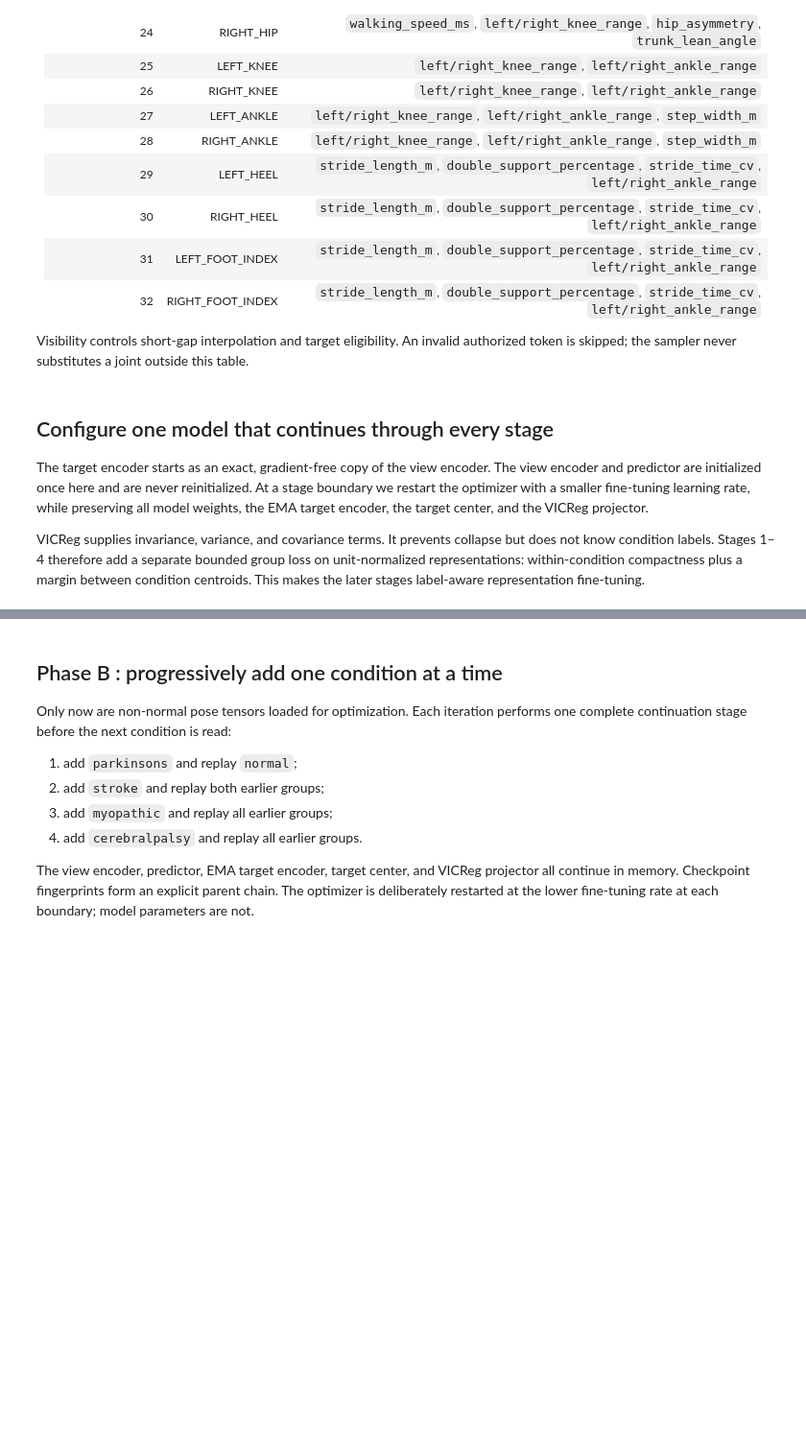
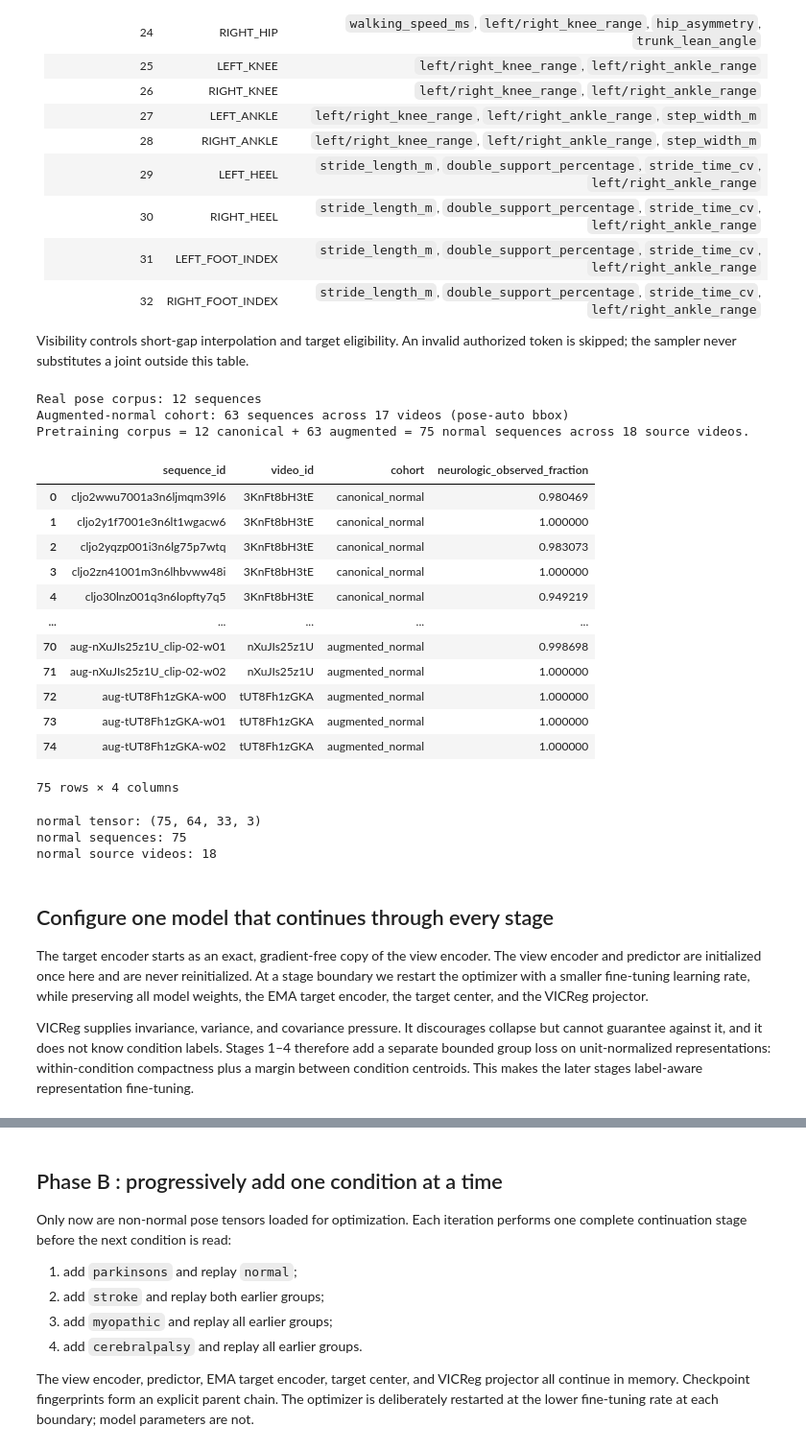
Before and after one commit to brilliantbeaver/alexpose, a Jupyter notebook: experiments/sjepa/gavd5-tm/04_pretrain_sjepa_on_normal.ipynb, the cells around one changed output, grey strips where cells are left out. Shown at 96% size. Saved outputs shown, nothing was run; the diff lists cells and outputs as text; code cells hidden in the pictures; blank space fills up the shorter version.

```diff
--- a/experiments/sjepa/gavd5-tm/04_pretrain_sjepa_on_normal.ipynb
+++ b/experiments/sjepa/gavd5-tm/04_pretrain_sjepa_on_normal.ipynb
@@ -166,6 +143,25 @@ assert [BLAZEPOSE_33[i] for i in MASK_KEYPOINTS] == MASK_KEYPOINT_NAMES
 # %%
 CONDITIONS = ["normal", "parkinsons", "stroke", "myopathic", "cerebralpalsy"]
 PROGRESSIVE_CONDITIONS = CONDITIONS[1:]
+COHORT_ROOT = PROJECT_ROOT / "data" / "gavd"
+EXPECTED_SEQUENCE_COUNTS = {
+    "normal": 12,
+    "parkinsons": 9,
+    "stroke": 12,
+    "myopathic": 47,
+    "cerebralpalsy": 16,
+}
+EXPECTED_SEQUENCE_IDS = {
+    condition: {path.stem for path in (COHORT_ROOT / condition).glob("*.csv")}
+    for condition in CONDITIONS
+}
+for condition, expected_count in EXPECTED_SEQUENCE_COUNTS.items():
+    actual_count = len(EXPECTED_SEQUENCE_IDS[condition])
+    if actual_count != expected_count:
+        raise ValueError(
+            f"Locked cohort definition for {condition} has {actual_count} IDs; "
+            f"expected {expected_count}: {COHORT_ROOT / condition}"
+        )
 CURRICULUM = [
     {"stage": 0, "name": "normal_only", "add": "normal", "conditions": ["normal"]},
     {"stage": 1, "name": "add_parkinsons", "add": "parkinsons", "conditions": CONDITIONS[:2]},
@@ -852,16 +890,10 @@ canonical_normal_records = load_records_for_mode(
     frames=FRAMES,
 )
 assert {record["condition"] for record in canonical_normal_records} == {"normal"}
-# The locked canonical cohort is ALWAYS validated against its fixed count first,
-# so the reproducibility contract holds whether or not augmentation is enabled.
-expected_normal = int(os.getenv("GAVD_EXPECTED_NORMAL_SEQUENCES", "12"))
-if MODE == "real" and expected_normal and len(canonical_normal_records) != expected_normal:
-    raise ValueError(
-        f"Expected {expected_normal} canonical normal pose files, found "
-        f"{len(canonical_normal_records)}. In experiments/sjepa/gavd5-tm/.env set "
-        "GAVD_EXTRACT_POSES=1, GAVD_EXTRACT_CONDITIONS=normal, and "
-        "GAVD_MAX_SEQUENCES=0; restart the kernel and rerun notebook 02."
-    )
+# pose_records_from_cache has already enforced exact locked IDs, metadata,
+# shapes, extraction versions, and frame alignment before augmentation.
+if MODE == "real":
+    assert len(canonical_normal_records) == EXPECTED_SEQUENCE_COUNTS["normal"]
 for record in canonical_normal_records:
     record.setdefault("cohort", "canonical_normal")
 
@@ -893,39 +925,65 @@ coverage_report = pd.DataFrame({
 })
 display(coverage_report)
 # Divert the sidecar name under the flag so a flag-ON run never overwrites the
 # locked canonical normal_pose_coverage.csv (mirrors the checkpoint divert).
+coverage_report.to_csv(
+    ARTIFACT_DIR / cohort_artifact_name(
+        "normal_pose_coverage.csv", augmented=bool(aug_records)
+    ),
+    index=False,
+)
 below = coverage_report[
     coverage_report["neurologic_observed_fraction"] < min_coverage
 ]
 if not below.empty:
     raise ValueError(
         f"{len(below)} normal sequences fall below the neurologic "
         f"coverage threshold {min_coverage:.2f}. Review extraction first."
     )
 
 print("normal tensor:", normal_xyz.shape)
 print("normal sequences:", len(sequence_ids))
 print("normal source videos:", len(set(video_ids)))
 if MODE == "real" and len(set(video_ids)) == 1:
     print(
         "Warning: all normal sequences share one source video. "
         "This pretraining run is transductive with respect to exp5 normal clips."
     )
 
 condition_data = {
     "normal": {
         "xyz": normal_xyz,
         "valid": normal_valid,
         "records": normal_records,
     }
 }
 assert list(condition_data) == ["normal"]
+# %% [output]
+Real pose corpus: 12 sequences
+Augmented-normal cohort: 63 sequences across 17 videos (pose-auto bbox)
+Pretraining corpus = 12 canonical + 63 augmented = 75 normal sequences across 18 source videos.
+|  | sequence_id | video_id | cohort | neurologic_observed_fraction |
+| 0 | cljo2wwu7001a3n6ljmqm39l6 | 3KnFt8bH3tE | canonical_normal | 0.980469 |
+| 1 | cljo2y1f7001e3n6lt1wgacw6 | 3KnFt8bH3tE | canonical_normal | 1.000000 |
+| 2 | cljo2yqzp001i3n6lg75p7wtq | 3KnFt8bH3tE | canonical_normal | 0.983073 |
+| 3 | cljo2zn41001m3n6lhbvww48i | 3KnFt8bH3tE | canonical_normal | 1.000000 |
+| 4 | cljo30lnz001q3n6lopfty7q5 | 3KnFt8bH3tE | canonical_normal | 0.949219 |
+| ... | ... | ... | ... | ... |
+| 70 | aug-nXuJIs25z1U_clip-02-w01 | nXuJIs25z1U | augmented_normal | 0.998698 |
+| 71 | aug-nXuJIs25z1U_clip-02-w02 | nXuJIs25z1U | augmented_normal | 1.000000 |
+| 72 | aug-tUT8Fh1zGKA-w00 | tUT8Fh1zGKA | augmented_normal | 1.000000 |
+| 73 | aug-tUT8Fh1zGKA-w01 | tUT8Fh1zGKA | augmented_normal | 1.000000 |
+| 74 | aug-tUT8Fh1zGKA-w02 | tUT8Fh1zGKA | augmented_normal | 1.000000 |
+75 rows × 4 columns
+normal tensor: (75, 64, 33, 3)
+normal sequences: 75
+normal source videos: 18
 # %% [markdown]
 ## Configure one model that continues through every stage
 
 The target encoder starts as an exact, gradient-free copy of the view encoder. The view encoder and predictor are initialized once here and are never reinitialized. At a stage boundary we restart the optimizer with a smaller fine-tuning learning rate, while preserving all model weights, the EMA target encoder, the target center, and the VICReg projector.
 
-VICReg supplies invariance, variance, and covariance terms. It prevents collapse but does not know condition labels. Stages 1–4 therefore add a separate bounded group loss on unit-normalized representations: within-condition compactness plus a margin between condition centroids. This makes the later stages label-aware representation fine-tuning.
+VICReg supplies invariance, variance, and covariance pressure. It discourages collapse but cannot guarantee against it, and it does not know condition labels. Stages 1–4 therefore add a separate bounded group loss on unit-normalized representations: within-condition compactness plus a margin between condition centroids. This makes the later stages label-aware representation fine-tuning.
 # %%
 if MODE == "smoke":
     RUN_PROFILE = "smoke"
```
Also changed, not shown: parts of 11 cells of this notebook, 21 other files.
